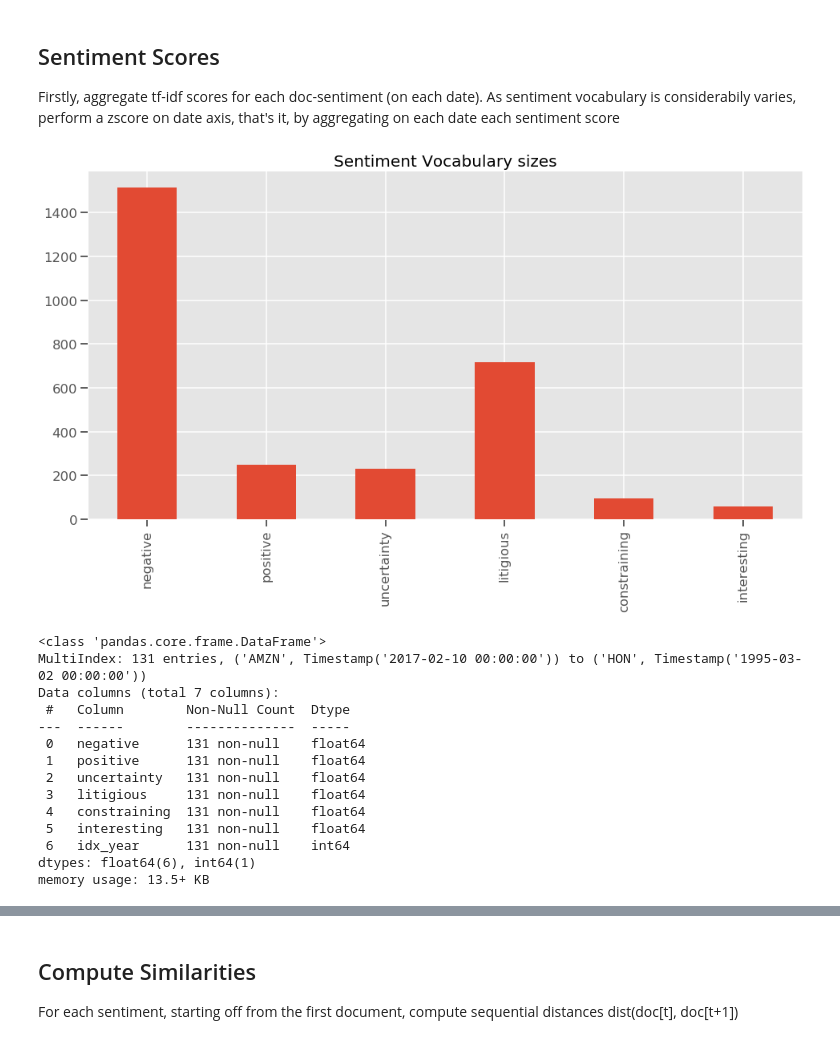
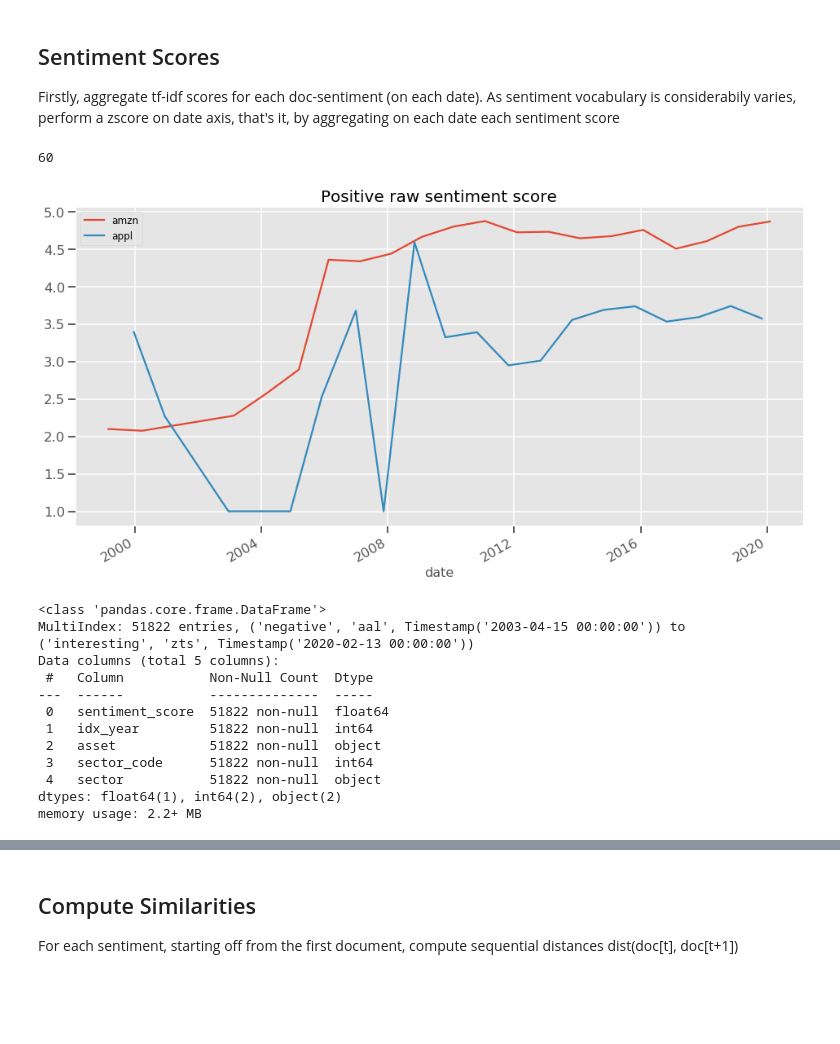
Before and after one commit to manualrg/dslab-ai-for-trading, a Jupyter notebook: notebooks/05_nlp_quant/02_10ksent_docsim.ipynb, the cells around one changed output, grey strips where cells are left out. Cells and saved outputs as stored; diff of their text form; code cells hidden in the pictures; blank space fills up the shorter version.

Commit message:
Sentiment score alpha factor

```diff
--- a/notebooks/05_nlp_quant/02_10ksent_docsim.ipynb
+++ b/notebooks/05_nlp_quant/02_10ksent_docsim.ipynb
@@ -52,2 +52,0 @@ with open(INPATH1 + INFILE2, 'rb') as file:
-# %%
-example_ticker = 'AMZN'
@@ -55,0 +53,2 @@ file_dates = metadata['file_dates']
+# %%
+tf_idf_by_sent = bow_sent.read_sent_tfidf_dict(path=INPATH1, name=INFILE2)
@@ -153,9 +191,3 @@ sentiment_tfidf_ten_ks['AMZN']['negative'].head(2)
 ## Sentiment Scores
 
 Firstly, aggregate tf-idf scores for each doc-sentiment (on each date). As sentiment vocabulary is considerabily varies, perform a zscore on date axis, that's it, by aggregating on each date each sentiment score
-# %%
-sent_vocab_sizes = sentiment_df[sentiments].sum(axis=0)
-sent_vocab_sizes.plot.bar(title='Sentiment Vocabulary sizes')
-plt.show()
-# %% [output]
-[figure, removed]
@@ -175,20 +194,4 @@ for ticker, ten_ks_mats in sentiment_tfidf_ten_ks.items():
-# %%
-sent_alphas_raw = pd.concat(sent_score_dfs)
-sent_alphas_raw.index.names = ['ticker', 'date']
-sent_alphas_raw['idx_year'] = sent_alphas_raw.index.get_level_values('date').year
-sent_alphas_raw.info()
-# %% [output]
-<class 'pandas.core.frame.DataFrame'>
-MultiIndex: 131 entries, ('AMZN', Timestamp('2017-02-10 00:00:00')) to ('HON', Timestamp('1995-03-02 00:00:00'))
-Data columns (total 7 columns):
- #   Column        Non-Null Count  Dtype
----  ------        --------------  -----
- 0   negative      131 non-null    float64
- 1   positive      131 non-null    float64
- 2   uncertainty   131 non-null    float64
- 3   litigious     131 non-null    float64
- 4   constraining  131 non-null    float64
- 5   interesting   131 non-null    float64
- 6   idx_year      131 non-null    int64
-dtypes: float64(6), int64(1)
-memory usage: 13.5+ KB
+# %%
+sent_vocab_sizes[sent_key]
+# %% [output]
+60
@@ -195,3 +205,35 @@ memory usage: 13.5+ KB
+# %%
+sent_score_dfs['positive'][example_ticker].plot(title='Positive raw sentiment score', label='amzn')
+sent_score_dfs['positive']['aapl'].plot(label='appl')
+plt.legend()
+plt.show()
+# %% [output]
+[figure, added]
+# %%
+sent_alphas_raw = pd.concat(sent_score_dfs)
+sent_alphas_raw.index.rename(inplace=True, level=0, names='sentiment')
+sent_alphas_raw = sent_alphas_raw.reset_index()
+sent_alphas_raw['idx_year'] = sent_alphas_raw['date'].dt.year
+sent_alphas_raw['asset'] = [ticker.upper() for ticker in sent_alphas_raw['ticker']]
+
+sent_alphas_raw = sent_alphas_raw.merge(sector_to_asset, how='left', left_on='asset', right_on='asset').set_index(['sentiment', 'ticker', 'date'])
+sent_alphas_raw['sector_code'] = sent_alphas_raw['sector_code'].fillna(-1)
+sent_alphas_raw['sector'] = sent_alphas_raw['sector'].fillna('No sector')
+
+sent_alphas_raw.info()
+# %% [output]
+<class 'pandas.core.frame.DataFrame'>
+MultiIndex: 51822 entries, ('negative', 'aal', Timestamp('2003-04-15 00:00:00')) to ('interesting', 'zts', Timestamp('2020-02-13 00:00:00'))
+Data columns (total 5 columns):
+ #   Column           Non-Null Count  Dtype
+---  ------           --------------  -----
+ 0   sentiment_score  51822 non-null  float64
+ 1   idx_year         51822 non-null  int64
+ 2   asset            51822 non-null  object
+ 3   sector_code      51822 non-null  int64
+ 4   sector           51822 non-null  object
+dtypes: float64(1), int64(2), object(2)
+memory usage: 2.2+ MB
 # %%
 pd.concat([sent_alphas_raw.head(2), sent_alphas_raw.tail(2)], axis=0)
 # %% [output]
```
Also changed, not shown: parts of 46 cells of this notebook, 1 other file.
